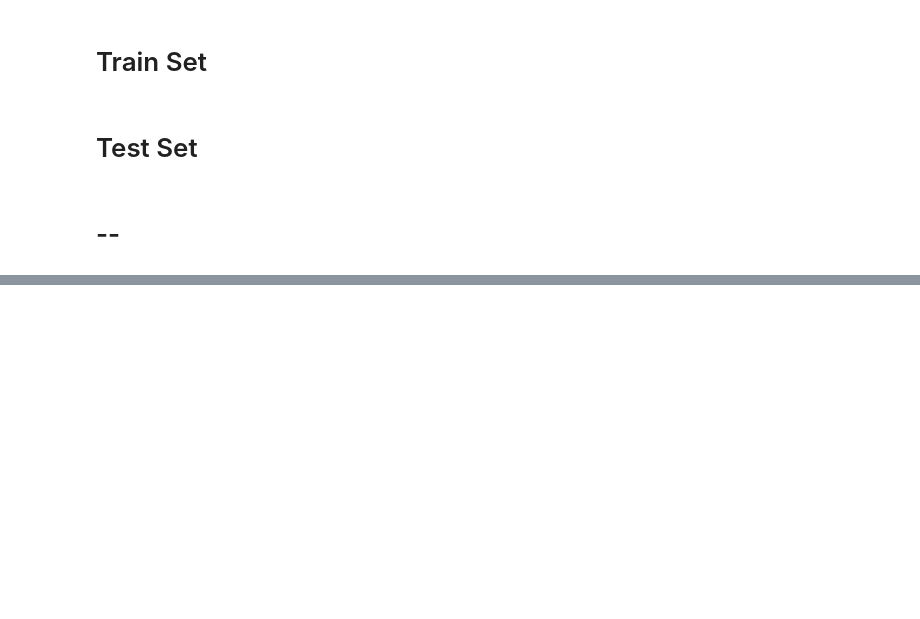
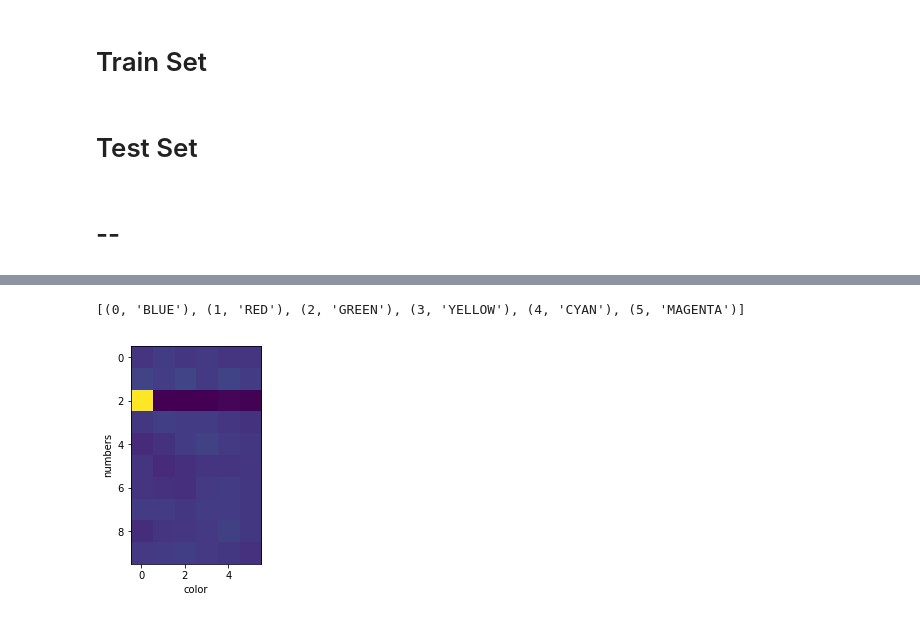
Before and after one commit to kkessel/cs231n-project, a Jupyter notebook: MNIST Colorization Train Data.ipynb, the cells around one changed output, grey strips where cells are left out. Cells and saved outputs as stored; diff of their text form; code cells hidden in the pictures; blank space fills up the shorter version.

Commit message:
Adds data signature

```diff
--- a/MNIST Colorization Train Data.ipynb
+++ b/MNIST Colorization Train Data.ipynb
@@ -297,9 +246,0 @@ show_images_color(not_concept_frames[:16])
-# %%
-num_examples = 200
-
-directory = '/Users/kessel/Documents/Stanford/2018_2019/Spring/CS231N/cs231n-project'
-for i in range(num_examples):
-    name = directory + '/data/concepts/' + str(bias).lower() + '/' + str(i) + '.png'
-    imageio.imwrite(name, concept_frames[i])
-    name = directory + '/data/not-concepts/' + str(bias).lower() + '/' + str(i) + '.png'
-    imageio.imwrite(name, not_concept_frames[i])
@@ -358,5 +246,0 @@ show_images_color(zebras[:16])
-# %%
-directory = '/Users/kessel/Documents/Stanford/2018_2019/Spring/CS231N/cs231n-project'
-for i in range(batch_size):
-    name = directory + '/data/zebras/' + str(bias).lower() + '2/' + str(i) + '.png'
-    imageio.imwrite(name, zebras[i])
@@ -427,5 +246,0 @@ show_images_color(zebras[:16])
-# %%
-directory = './'
-for i in range(batch_size):
-    name = directory + '/data/zebras_balanced/' + str(i) + '.png'
-    imageio.imwrite(name, zebras[i])
@@ -449,0 +247,19 @@ W0515 20:31:37.932867 4732048832 util.py:64] Lossy conversion from float64 to ui
+# %%
+def plot_data_signature(filename):
+  npzfile = np.load(filename)
+  y_ = npzfile['y']
+  colors_ = npzfile['colors']
+  cmap_ = npzfile['cmap'][()]
+  hist = np.zeros((10,6))
+  for i in range(10):
+    for j in range(6):
+      hist[i,j] = np.sum(colors_[y_==i]==j)/len(y_)
+  plt.imshow(hist)
+  plt.ylabel('numbers')
+  plt.xlabel('color')
+  print(list(zip(range(6), list(cmap_.keys()))))
+# %%
+plot_data_signature('blue2_test.npz')
+# %% [output]
+[(0, 'BLUE'), (1, 'RED'), (2, 'GREEN'), (3, 'YELLOW'), (4, 'CYAN'), (5, 'MAGENTA')]
+[figure, added]
```
Also changed, not shown: parts of 18 cells of this notebook.
